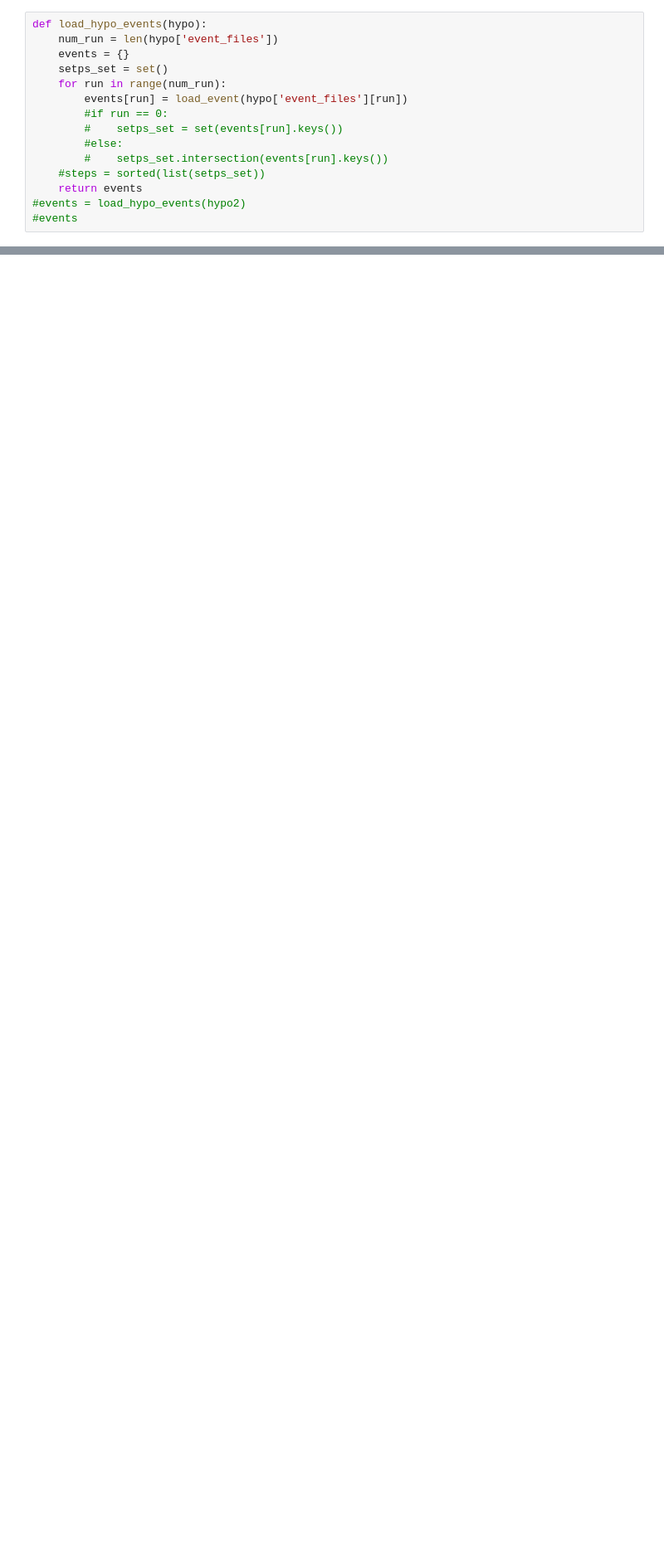
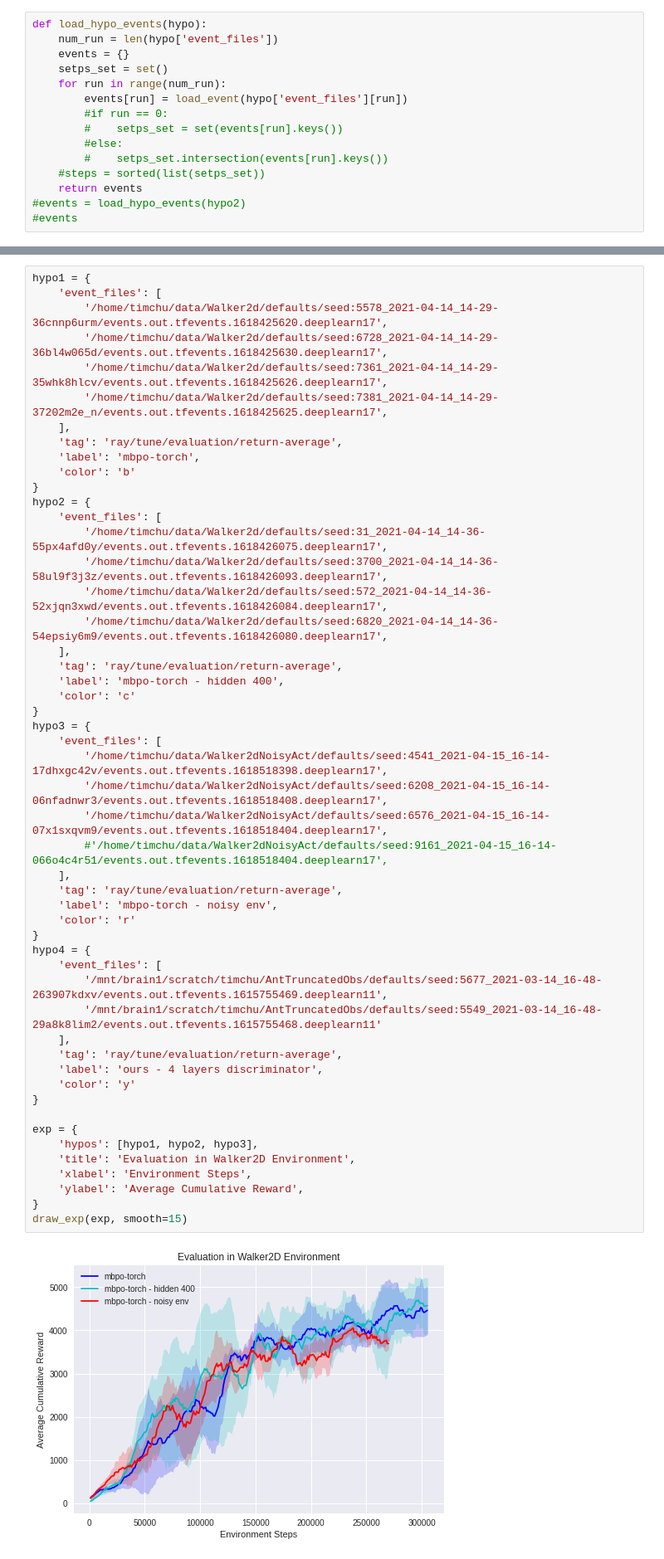
Before and after one commit to tim-ts-chu/mbpo, a Jupyter notebook: hypo-plot.ipynb, the cells around one changed output, grey strips where cells are left out. Shown at 83% size. Drawn from its saved outputs; the diff is of its cells as text; blank space fills up the shorter version.

```diff
--- a/hypo-plot.ipynb
+++ b/hypo-plot.ipynb
@@ -335,0 +252,53 @@ draw_exp(exp, smooth=1)
+# %%
+hypo1 = {
+    'event_files': [
+        '/home/timchu/data/Walker2d/defaults/seed:5578_2021-04-14_14-29-36cnnp6urm/events.out.tfevents.1618425620.deeplearn17',
+        '/home/timchu/data/Walker2d/defaults/seed:6728_2021-04-14_14-29-36bl4w065d/events.out.tfevents.1618425630.deeplearn17',
+        '/home/timchu/data/Walker2d/defaults/seed:7361_2021-04-14_14-29-35whk8hlcv/events.out.tfevents.1618425626.deeplearn17',
+        '/home/timchu/data/Walker2d/defaults/seed:7381_2021-04-14_14-29-37202m2e_n/events.out.tfevents.1618425625.deeplearn17',
+    ],
+    'tag': 'ray/tune/evaluation/return-average',
+    'label': 'mbpo-torch',
+    'color': 'b'
+}
+hypo2 = {
+    'event_files': [
+        '/home/timchu/data/Walker2d/defaults/seed:31_2021-04-14_14-36-55px4afd0y/events.out.tfevents.1618426075.deeplearn17',
+        '/home/timchu/data/Walker2d/defaults/seed:3700_2021-04-14_14-36-58ul9f3j3z/events.out.tfevents.1618426093.deeplearn17',
+        '/home/timchu/data/Walker2d/defaults/seed:572_2021-04-14_14-36-52xjqn3xwd/events.out.tfevents.1618426084.deeplearn17',
+        '/home/timchu/data/Walker2d/defaults/seed:6820_2021-04-14_14-36-54epsiy6m9/events.out.tfevents.1618426080.deeplearn17',
+    ],
+    'tag': 'ray/tune/evaluation/return-average',
+    'label': 'mbpo-torch - hidden 400',
+    'color': 'c'
+}
+hypo3 = {
+    'event_files': [
+        '/home/timchu/data/Walker2dNoisyAct/defaults/seed:4541_2021-04-15_16-14-17dhxgc42v/events.out.tfevents.1618518398.deeplearn17',
+        '/home/timchu/data/Walker2dNoisyAct/defaults/seed:6208_2021-04-15_16-14-06nfadnwr3/events.out.tfevents.1618518408.deeplearn17',
+        '/home/timchu/data/Walker2dNoisyAct/defaults/seed:6576_2021-04-15_16-14-07x1sxqvm9/events.out.tfevents.1618518404.deeplearn17',
+        #'/home/timchu/data/Walker2dNoisyAct/defaults/seed:9161_2021-04-15_16-14-066o4c4r51/events.out.tfevents.1618518404.deeplearn17',
+    ],
+    'tag': 'ray/tune/evaluation/return-average',
+    'label': 'mbpo-torch - noisy env',
+    'color': 'r'
+}
+hypo4 = {
+    'event_files': [
+        '/mnt/brain1/scratch/timchu/AntTruncatedObs/defaults/seed:5677_2021-03-14_16-48-263907kdxv/events.out.tfevents.1615755469.deeplearn11',
+        '/mnt/brain1/scratch/timchu/AntTruncatedObs/defaults/seed:5549_2021-03-14_16-48-29a8k8lim2/events.out.tfevents.1615755468.deeplearn11'
+    ],
+    'tag': 'ray/tune/evaluation/return-average',
+    'label': 'ours - 4 layers discriminator',
+    'color': 'y'
+}
+
+exp = {
+    'hypos': [hypo1, hypo2, hypo3],
+    'title': 'Evaluation in Walker2D Environment',
+    'xlabel': 'Environment Steps',
+    'ylabel': 'Average Cumulative Reward',
+}
+draw_exp(exp, smooth=15)
+# %% [output]
+[figure, added]
```
Also changed, not shown: parts of 11 cells of this notebook, 4 other files.
